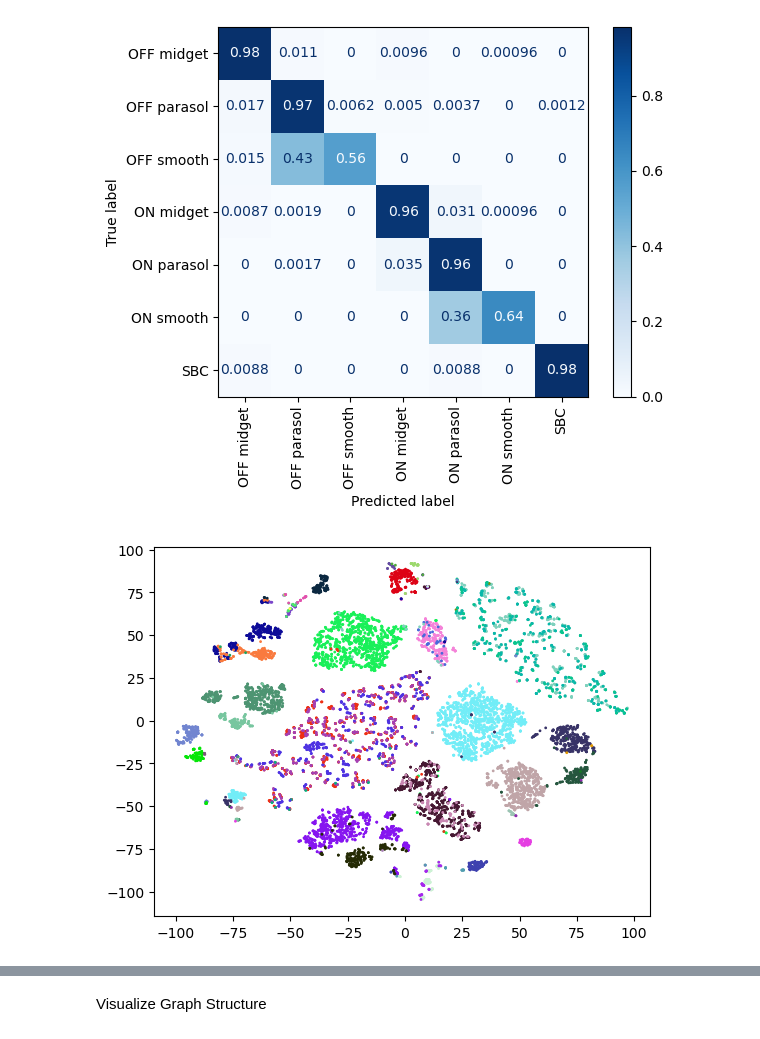
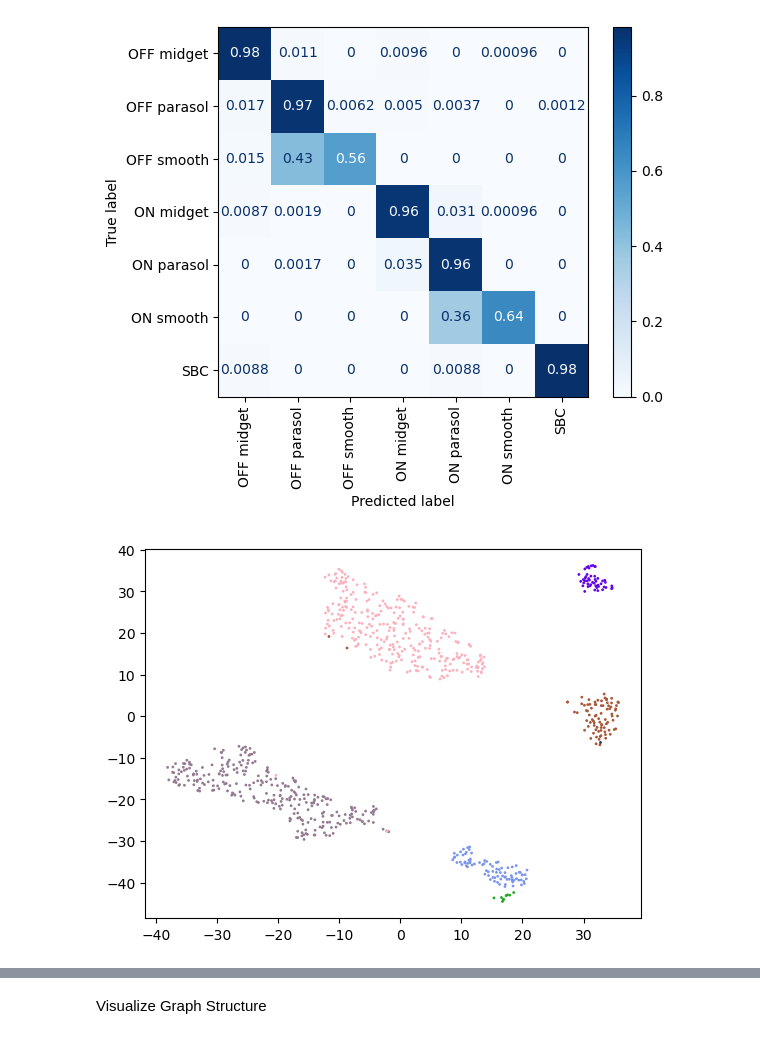
Before and after one commit to bhofflich/cell_matching, a Jupyter notebook: scripts/gnn_test.ipynb, the cells around one changed output, grey strips where cells are left out. Drawn from its saved outputs; the diff is of its cells as text; code cells hidden in the pictures.

```diff
--- a/scripts/gnn_test.ipynb
+++ b/scripts/gnn_test.ipynb
@@ -19,11 +20,12 @@ Load Data
 # %%
 # Load all pickle files in path
 import glob
-import pickle
 
 data = pd.DataFrame()
 files = glob.glob(path+'*.pkl')
 for file in tqdm(files):
+    if file[-12:] == 'gnn_data.pkl':
+        continue
     with open(file, 'rb') as f:
         data = pd.concat([data,pickle.load(f)])
 # %% [markdown]
@@ -53,10 +59,7 @@ tcs_all = np.array([tc.a for tc in tcs_all])
 tcs_all = tcs_all.reshape(tcs_all.shape[0],-1)
 for i,tc in enumerate(tcs_all):
     tcs_all[i] /= np.max(tc)
-original_cch_shapes = [cch.a.shape for cch in data['cch_1ms'].values]
 cch_1ms = data['cch_1ms'].values
-cch_1ms = np.vstack([np.array(cch.a) for cch in cch_1ms])
 cch_10ms = data['cch_10ms'].values
-cch_10ms = np.vstack([np.array(cch.a) for cch in cch_10ms])
 spike_waveforms = data['spike_waveform'].values
 spike_waveforms = np.array([np.array(swf.a) for swf in spike_waveforms])
@@ -75,9 +114,9 @@ spike_waveforms_pca = pca.fit_transform(spike_waveforms)
 from sklearn.manifold import TSNE
 tsne = TSNE(n_components=2)
 
-rf_sizes = np.sqrt(data['size'].values/np.pi)
-spike_counts = data['spike_count'].values
-acf_tc_tsne = tsne.fit_transform(np.hstack([acf_pca,tc_pca, tc_all_pca]))
+# acf_tc_tsne = tsne.fit_transform(np.hstack([acf_pca,tc_pca, tc_all_pca]))
+concatenated_cchs = np.hstack([np.vstack(transformed_cch_1ms_matrices), np.vstack(transformed_cch_10ms_matrices)])
+cch_tsne = tsne.fit_transform(concatenated_cchs)
 # %%
 def generate_unique_color():
     return np.random.rand(3,)
@@ -152,22 +177,22 @@ gnn_data = pd.DataFrame(pc_data)
 from sklearn.manifold import TSNE
 tsne = TSNE(n_components=2)
 
-edge_tsne = tsne.fit_transform(np.array(edge_features))
+edge_tsne = tsne.fit_transform(np.array(node_features))
 # %%
 def generate_unique_color():
     return np.random.rand(3,)
 
-labels = edge_labels
-label_colors = {tuple(label): generate_unique_color() for label in np.unique(labels, axis=0)}
+labels = np.array(piece_gnn_data['label'])
+label_colors = {label: generate_unique_color() for label in np.unique(labels)}
 colors = np.array([label_colors[i] for i in labels])
 
-for i,label in enumerate(np.unique(labels, axis=0)):
-    mask = np.all(labels == label, axis=1)
+for i,label in enumerate(np.unique(labels)):
+    mask = labels == label
     filtered_edge_tsne = edge_tsne[mask]
     plt.scatter(filtered_edge_tsne[:,0],filtered_edge_tsne[:,1],s=1,c=colors[mask], label=label)
 # plt.legend(loc='upper left', bbox_to_anchor=(1, 1),markerscale=10)
 # %% [output]
-[figure, old version]
+[figure, new version]
 # %%
 #SVM classification
 from sklearn.svm import SVC
```
Also changed, not shown: parts of 22 cells of this notebook, 13 other files.
